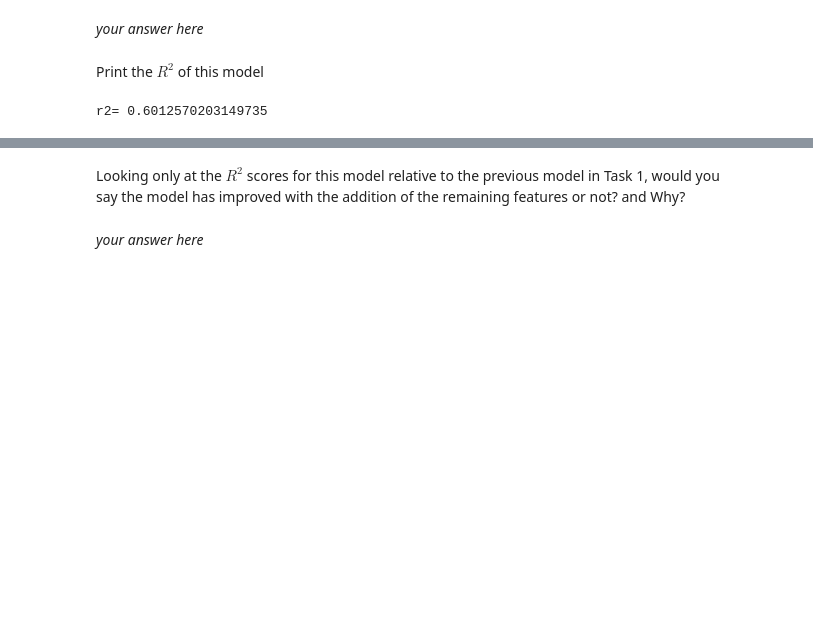
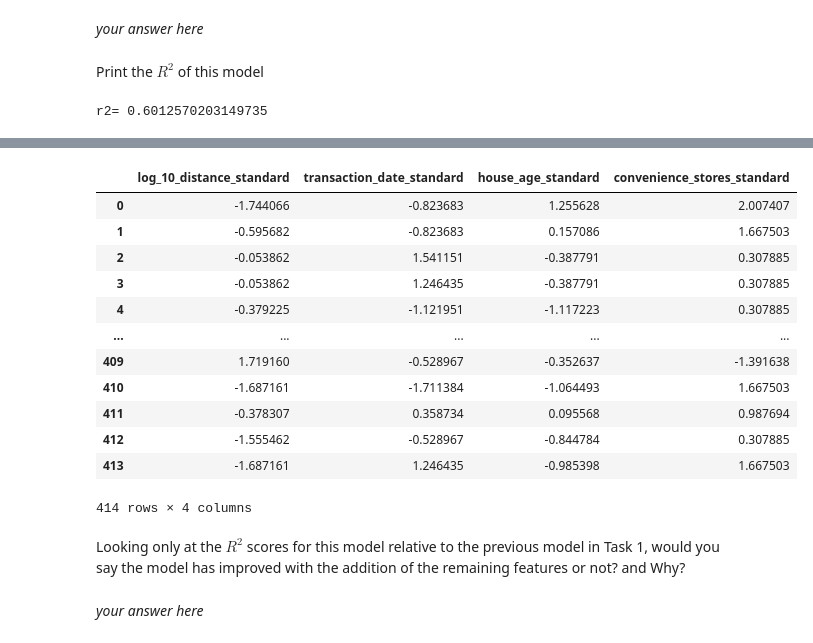
Before and after one commit to zhrvdt77/DSPS_ZVahdat, a Jupyter notebook: HW5/Multiple_Linear_Regression.ipynb, the cells around one changed output, grey strips where cells are left out. Cells and saved outputs as stored; diff of their text form; code cells hidden in the pictures; blank space fills up the shorter version.

```diff
--- a/HW5/Multiple_Linear_Regression.ipynb
+++ b/HW5/Multiple_Linear_Regression.ipynb
@@ -273,3 +296,19 @@ r2= 0.6012570203149735
+# %%
+df2
+# %% [output]
+|  | log_10_distance_standard | transaction_date_standard | house_age_standard | convenience_stores_standard |
+| 0 | -1.744066 | -0.823683 | 1.255628 | 2.007407 |
+| 1 | -0.595682 | -0.823683 | 0.157086 | 1.667503 |
+| 2 | -0.053862 | 1.541151 | -0.387791 | 0.307885 |
+| 3 | -0.053862 | 1.246435 | -0.387791 | 0.307885 |
+| 4 | -0.379225 | -1.121951 | -1.117223 | 0.307885 |
+| ... | ... | ... | ... | ... |
+| 409 | 1.719160 | -0.528967 | -0.352637 | -1.391638 |
+| 410 | -1.687161 | -1.711384 | -1.064493 | 1.667503 |
+| 411 | -0.378307 | 0.358734 | 0.095568 | 0.987694 |
+| 412 | -1.555462 | -0.528967 | -0.844784 | 0.307885 |
+| 413 | -1.687161 | 1.246435 | -0.985398 | 1.667503 |
+414 rows × 4 columns
 # %% [markdown]
 Looking only at the $R^2$ scores for this model relative to the previous model in Task 1, would you say the model has improved with the addition of the remaining features or not? and Why?
 # %% [markdown]
```
Also changed, not shown: parts of 12 cells of this notebook.
